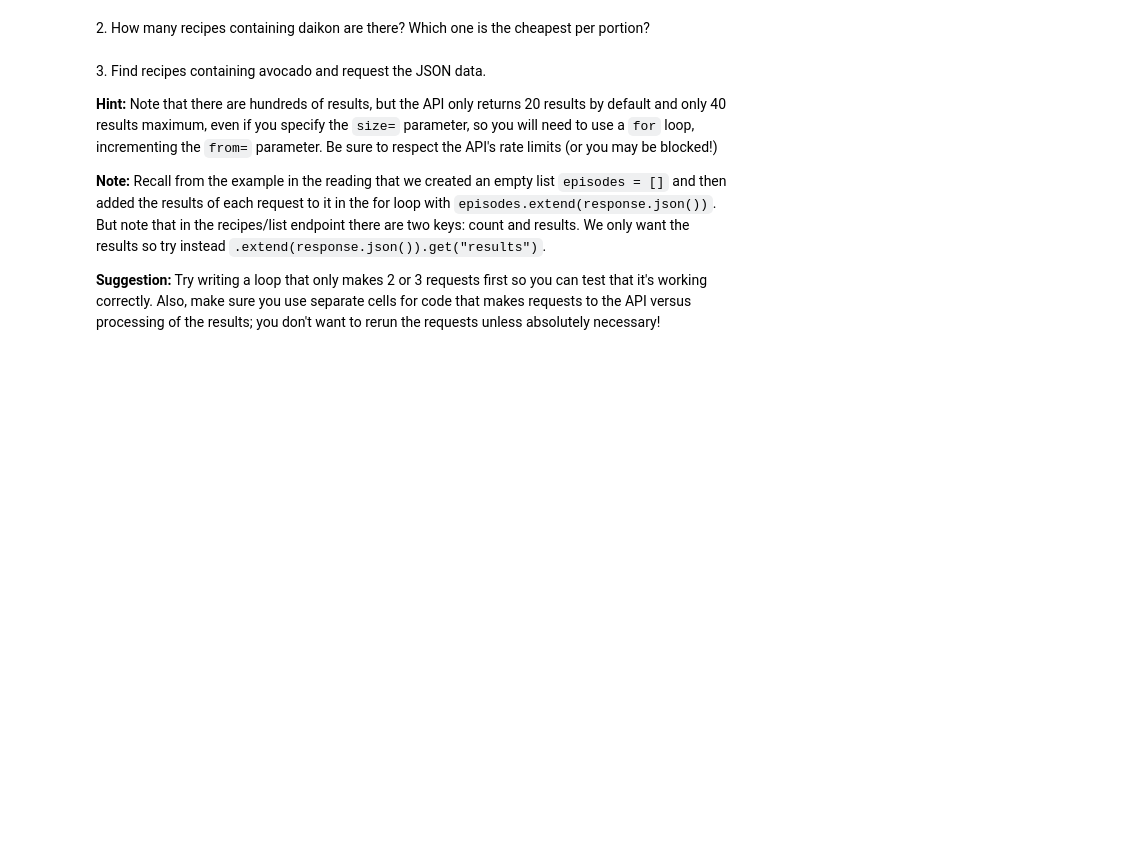
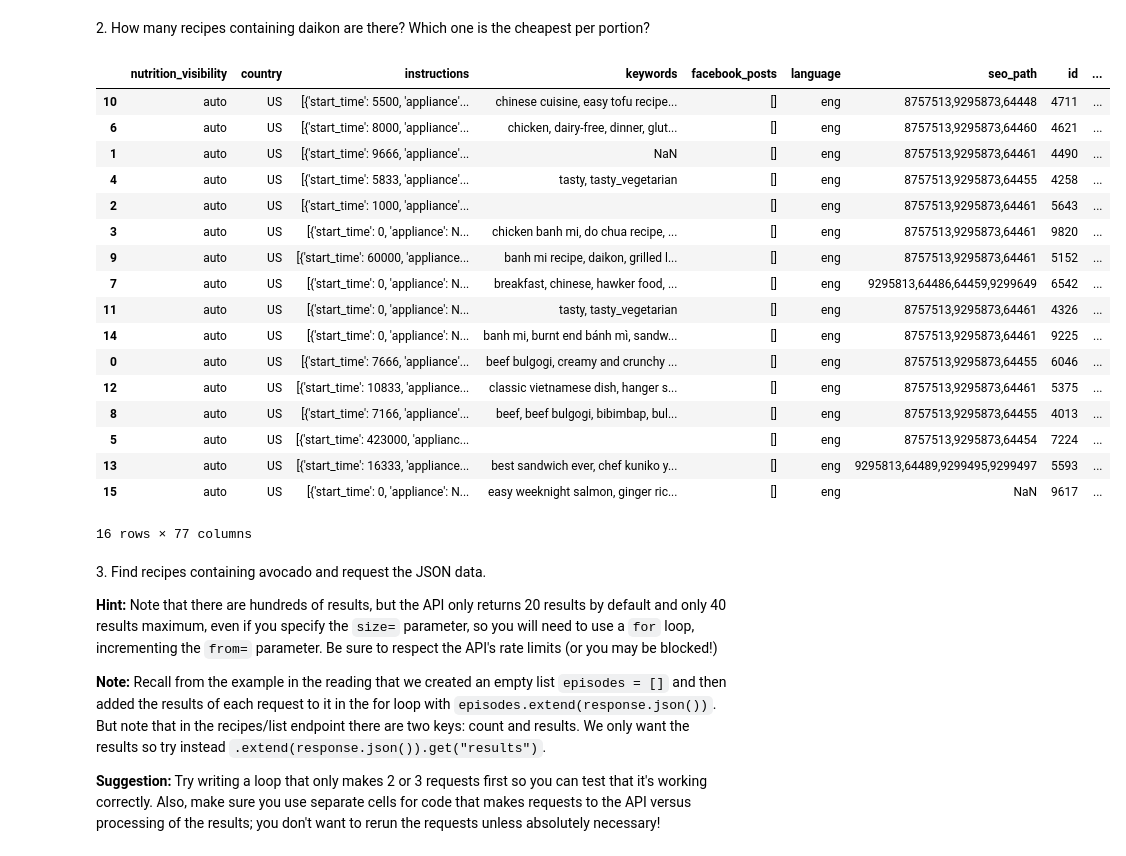
Before and after one commit to lexihegarty12/PA_5_1, a Jupyter notebook: GSB5544_PA_5_1_JSON_Data_Format_and_APIs.ipynb, the cells around one changed output. Cells and saved outputs as stored; diff of their text form; code cells hidden in the pictures; blank space fills up the shorter version.

```diff
--- a/GSB5544_PA_5_1_JSON_Data_Format_and_APIs.ipynb
+++ b/GSB5544_PA_5_1_JSON_Data_Format_and_APIs.ipynb
@@ -255,3 +321,38 @@ Make sure you are logged into the account you are created, and select the recipe
+# %%
+from sqlalchemy.engine import result
+# YOUR CODE HERE. ADD CELLS AS NEEDED
+# how many recipes
+len(daikon_recipes)
+# cheapest per portion
+
+cheapest = daikon_recipes["cost_per_portion"] = (
+    daikon_recipes["price.total"] /
+    daikon_recipes["num_servings"]
+)
+cheapest = daikon_recipes.sort_values(
+    "cost_per_portion",
+    ascending=True
+)
+cheapest
+# %% [output]
+|  | nutrition_visibility | country | instructions | keywords | facebook_posts | language | seo_path | id | ... |
+| 10 | auto | US | [{'start_time': 5500, 'appliance'... | chinese cuisine, easy tofu recipe... | [] | eng | 8757513,9295873,64448 | 4711 | ... |
+| 6 | auto | US | [{'start_time': 8000, 'appliance'... | chicken, dairy-free, dinner, glut... | [] | eng | 8757513,9295873,64460 | 4621 | ... |
+| 1 | auto | US | [{'start_time': 9666, 'appliance'... | NaN | [] | eng | 8757513,9295873,64461 | 4490 | ... |
+| 4 | auto | US | [{'start_time': 5833, 'appliance'... | tasty, tasty_vegetarian | [] | eng | 8757513,9295873,64455 | 4258 | ... |
+| 2 | auto | US | [{'start_time': 1000, 'appliance'... |  | [] | eng | 8757513,9295873,64461 | 5643 | ... |
+| 3 | auto | US | [{'start_time': 0, 'appliance': N... | chicken banh mi, do chua recipe, ... | [] | eng | 8757513,9295873,64461 | 9820 | ... |
+| 9 | auto | US | [{'start_time': 60000, 'appliance... | banh mi recipe, daikon, grilled l... | [] | eng | 8757513,9295873,64461 | 5152 | ... |
+| 7 | auto | US | [{'start_time': 0, 'appliance': N... | breakfast, chinese, hawker food, ... | [] | eng | 9295813,64486,64459,9299649 | 6542 | ... |
+| 11 | auto | US | [{'start_time': 0, 'appliance': N... | tasty, tasty_vegetarian | [] | eng | 8757513,9295873,64461 | 4326 | ... |
+| 14 | auto | US | [{'start_time': 0, 'appliance': N... | banh mi, burnt end bánh mì, sandw... | [] | eng | 8757513,9295873,64461 | 9225 | ... |
+| 0 | auto | US | [{'start_time': 7666, 'appliance'... | beef bulgogi, creamy and crunchy ... | [] | eng | 8757513,9295873,64455 | 6046 | ... |
+| 12 | auto | US | [{'start_time': 10833, 'appliance... | classic vietnamese dish, hanger s... | [] | eng | 8757513,9295873,64461 | 5375 | ... |
+| 8 | auto | US | [{'start_time': 7166, 'appliance'... | beef, beef bulgogi, bibimbap, bul... | [] | eng | 8757513,9295873,64455 | 4013 | ... |
+| 5 | auto | US | [{'start_time': 423000, 'applianc... |  | [] | eng | 8757513,9295873,64454 | 7224 | ... |
+| 13 | auto | US | [{'start_time': 16333, 'appliance... | best sandwich ever, chef kuniko y... | [] | eng | 9295813,64489,9299495,9299497 | 5593 | ... |
+| 15 | auto | US | [{'start_time': 0, 'appliance': N... | easy weeknight salmon, ginger ric... | [] | eng | NaN | 9617 | ... |
+16 rows × 77 columns
 # %% [markdown]
 3\. Find recipes containing avocado and request the JSON data.
 
```
Also changed, not shown: parts of 15 cells of this notebook, 1 other file.
